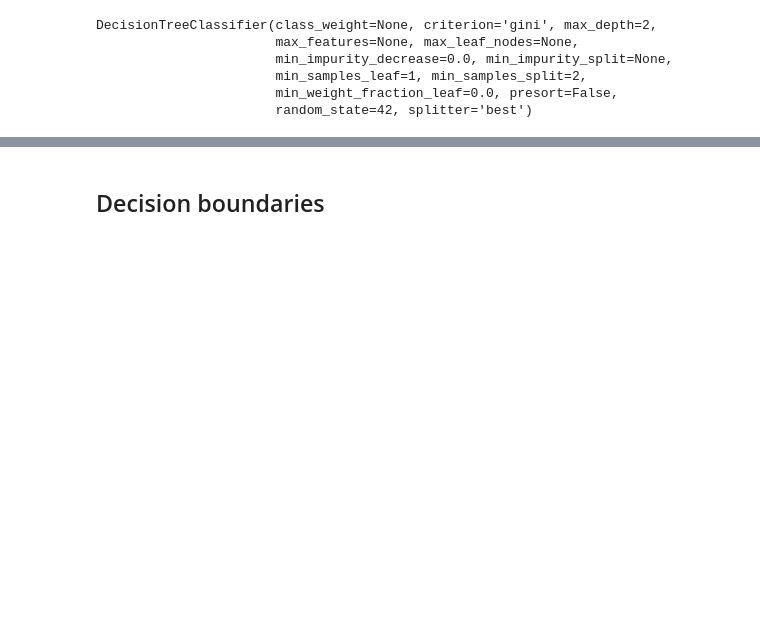
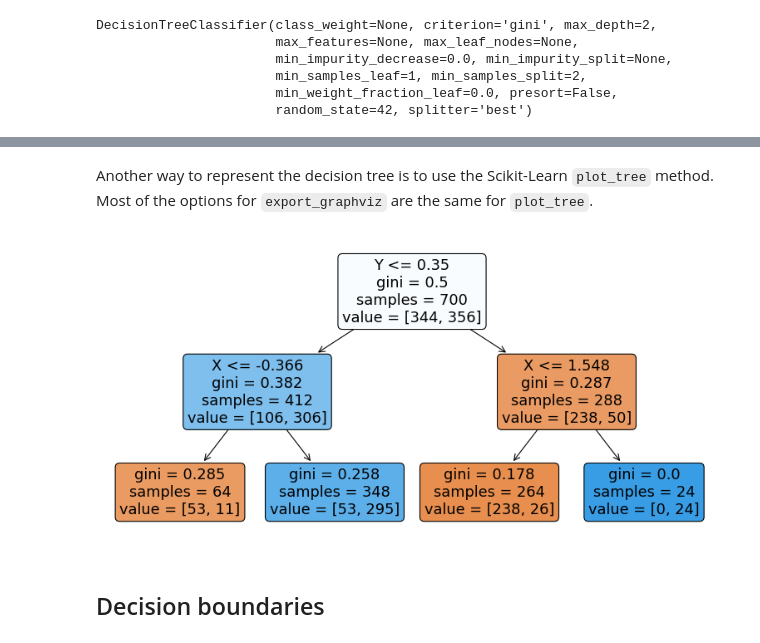
Before and after one commit to capac/scikit-learn-exercises, a Jupyter notebook: decision-tree-with-moons-example.ipynb, the cells around one changed output, grey strips where cells are left out. Saved outputs shown, nothing was run; the diff lists cells and outputs as text; code cells hidden in the pictures; blank space fills up the shorter version.

```diff
--- a/decision-tree-with-moons-example.ipynb
+++ b/decision-tree-with-moons-example.ipynb
@@ -73,6 +77,13 @@ graph = graphviz.Source(dot_data)
 graph
 # %% [output]
 [drawing not drawn]
+# %% [markdown]
+Another way to represent the decision tree is to use the Scikit-Learn `plot_tree` method. Most of the options for `export_graphviz` are the same for `plot_tree`.
+# %%
+plt.figure(figsize=(12, 6), dpi=80)
+plot_tree(tree_clf.fit(X_train, y_train), fontsize=16, filled=True, rounded=True, feature_names=['X', 'Y']);
+# %% [output]
+[figure, added]
 # %% [markdown]
 ## Decision boundaries
 # %%
```
Also changed, not shown: parts of 10 cells of this notebook.
